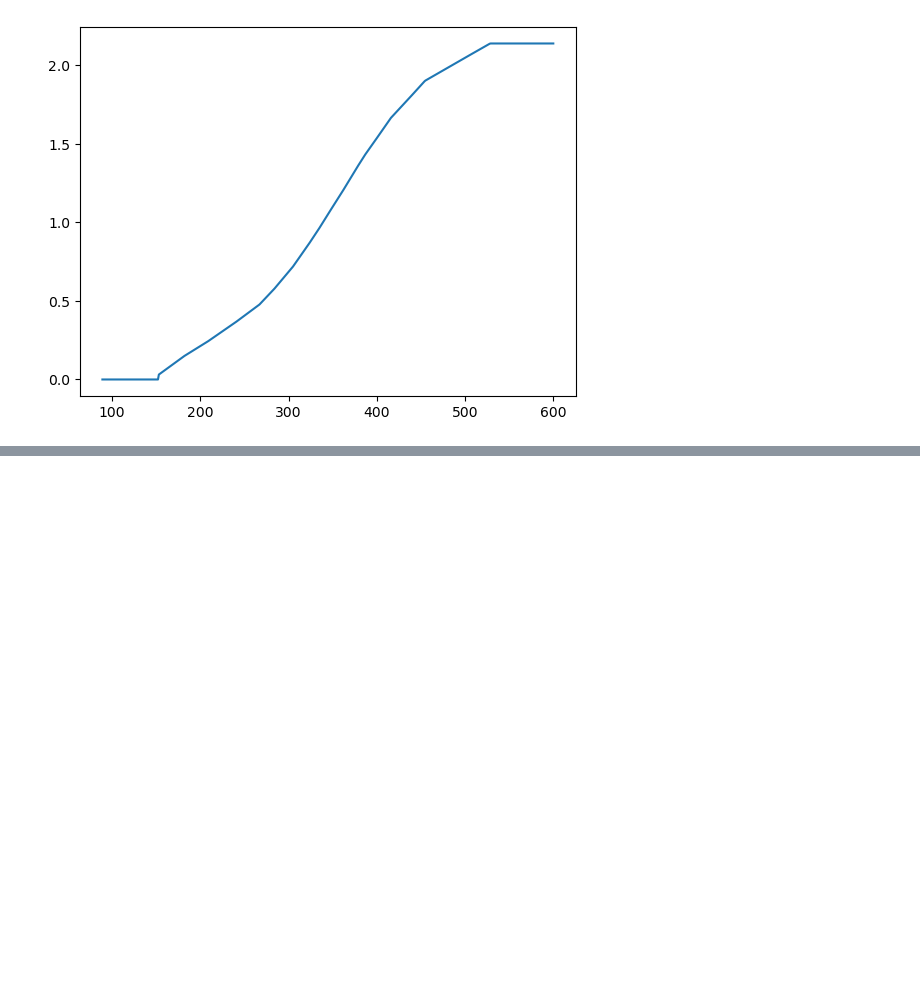
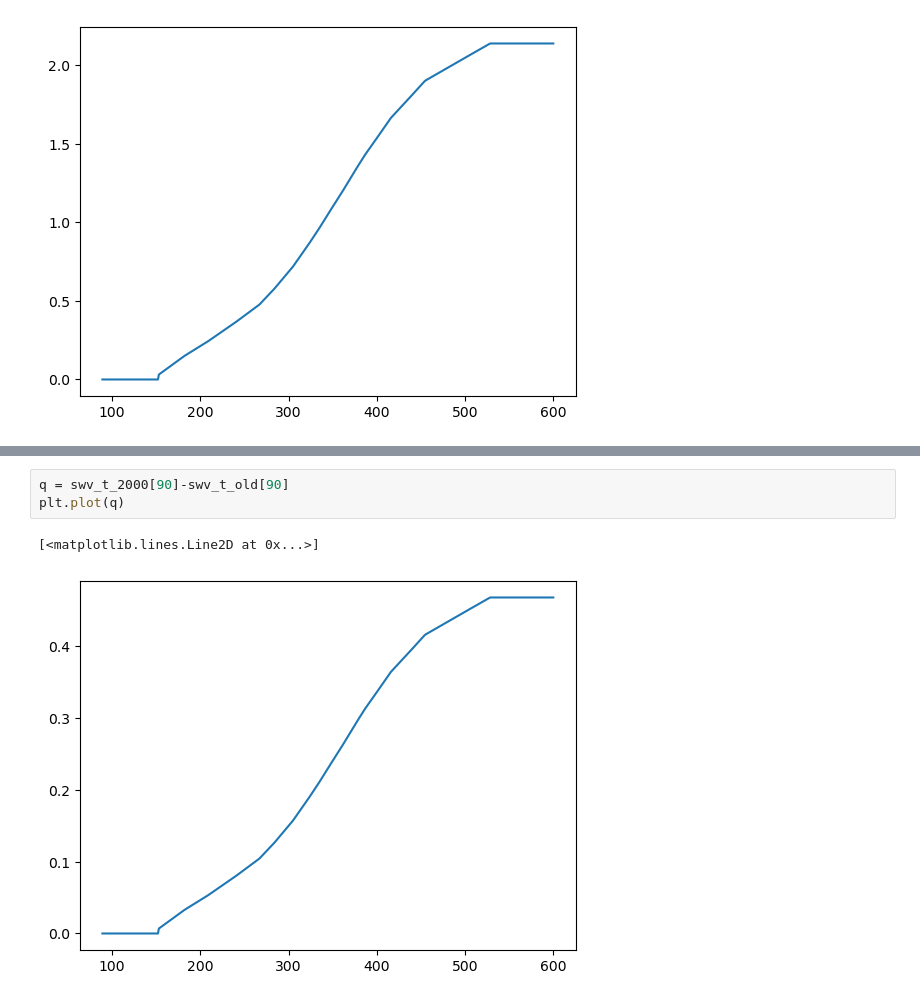
Before and after one commit to atzeharmsen/sandbox2, a Jupyter notebook: data_collection.ipynb, the cells around one changed output, grey strips where cells are left out. Drawn from its saved outputs; the diff is of its cells as text; blank space fills up the shorter version.

```diff
--- a/data_collection.ipynb
+++ b/data_collection.ipynb
@@ -1196,0 +1244,6 @@ plt.plot(q)
+# %%
+q = swv_t_2000[90]-swv_t_old[90]
+plt.plot(q)
+# %% [output]
+[<matplotlib.lines.Line2D at 0x...>]
+[figure, added]
```
Also changed, not shown: parts of 10 cells of this notebook.
